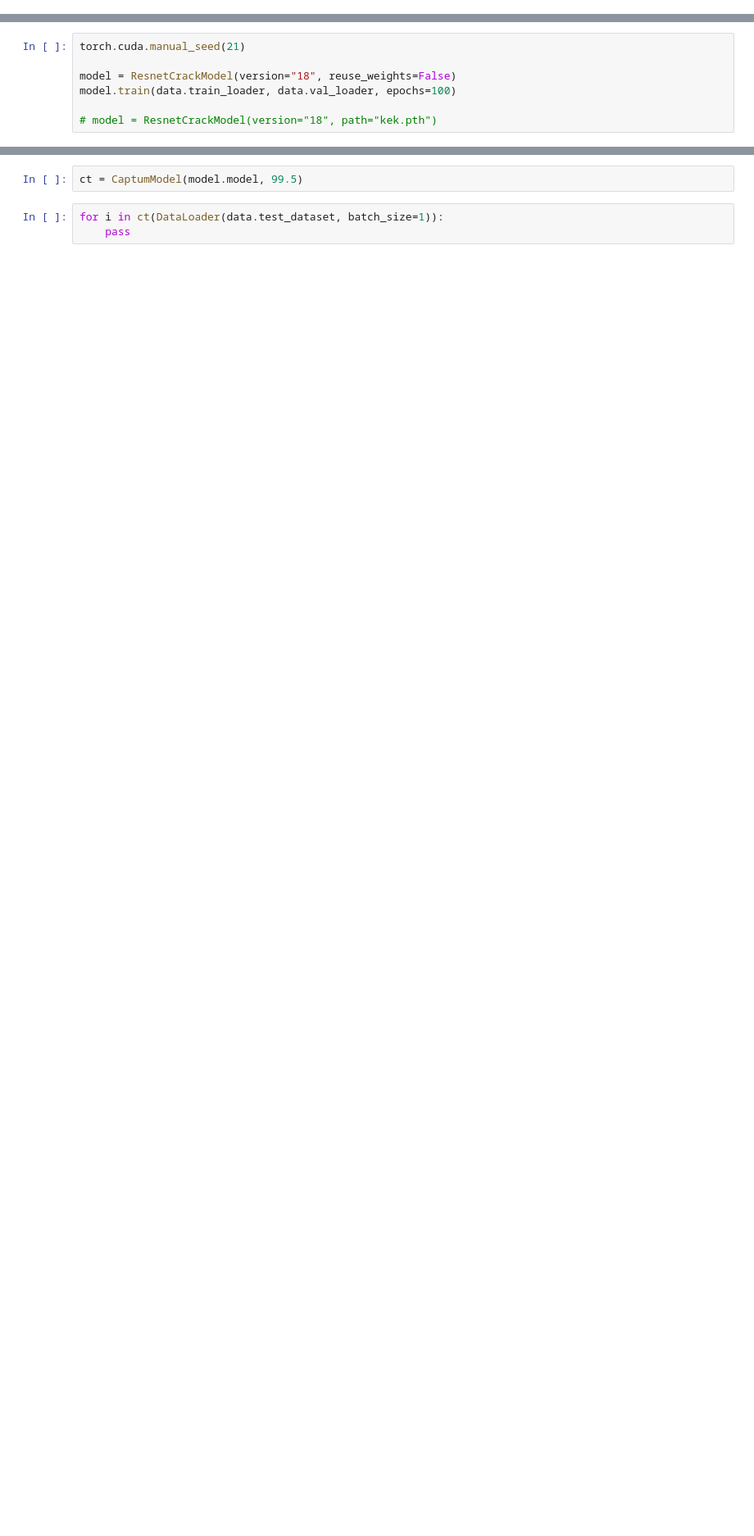
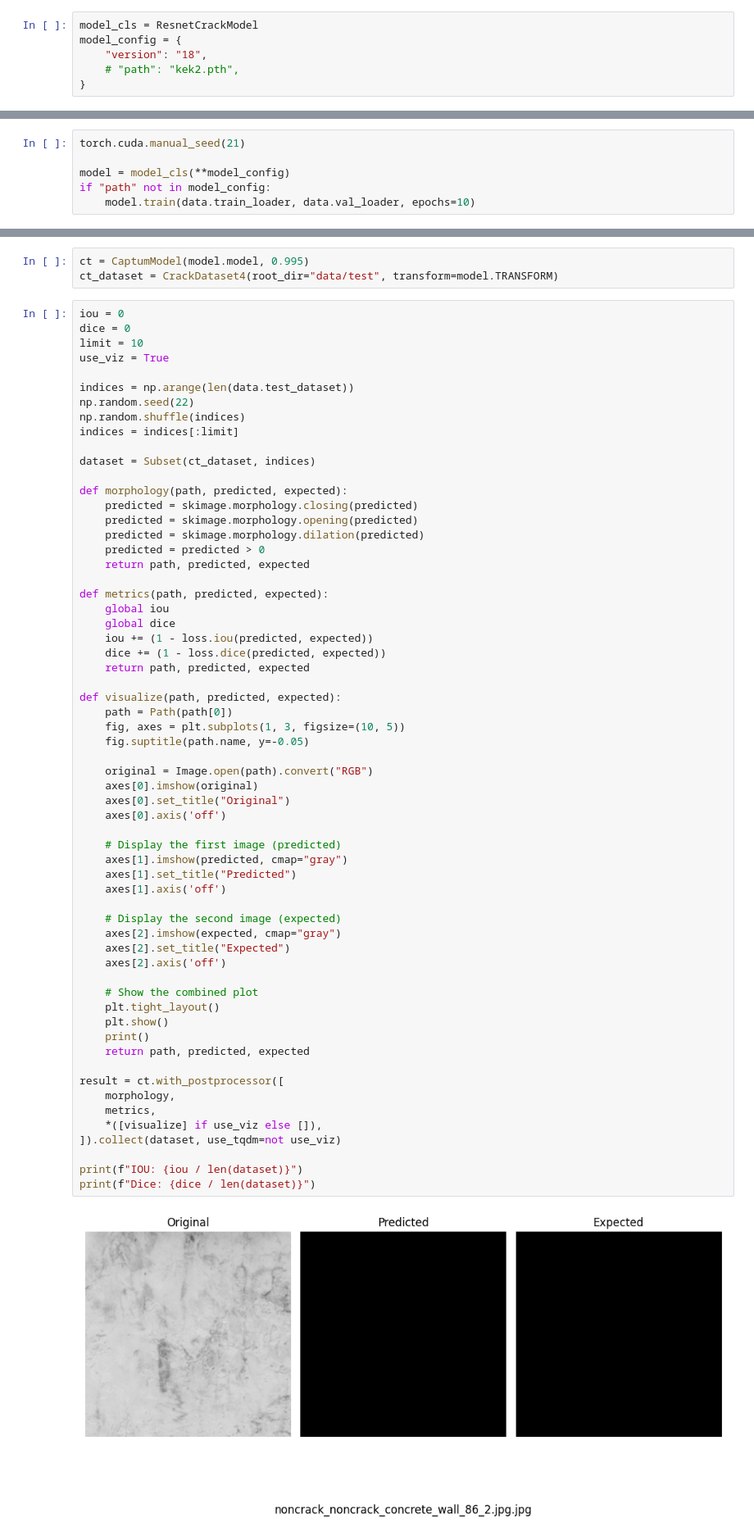
Before and after one commit to AndrewChmutov/mask-free-segmentation, a Jupyter notebook: grade3.ipynb, the cells around one changed output, grey strips where cells are left out. Shown at 82% size. Cells and saved outputs as stored; diff of their text form; blank space fills up the shorter version.

```diff
--- a/grade3.ipynb
+++ b/grade3.ipynb
@@ -15 +21,7 @@ import torch
+# %%
+model_cls = ResnetCrackModel
+model_config = {
+    "version": "18",
+    # "path": "kek2.pth",
+}
 # %%
@@ -26,8 +29,7 @@ data = load("3", transform=transform, random_state=18)
 # %%
 torch.cuda.manual_seed(21)
 
-model = ResnetCrackModel(version="18", reuse_weights=False)
-model.train(data.train_loader, data.val_loader, epochs=100)
-
-# model = ResnetCrackModel(version="18", path="kek.pth")
+model = model_cls(**model_config)
+if "path" not in model_config:
+    model.train(data.train_loader, data.val_loader, epochs=10)
 # %% [output]
@@ -52,6 +48,66 @@ KeyboardInterrupt:
 # %%
-ct = CaptumModel(model.model, 99.5)
+ct = CaptumModel(model.model, 0.995)
+ct_dataset = CrackDataset4(root_dir="data/test", transform=model.TRANSFORM)
 # %%
-for i in ct(DataLoader(data.test_dataset, batch_size=1)):
-    pass
+iou = 0
+dice = 0
+limit = 10
+use_viz = True
+
+indices = np.arange(len(data.test_dataset))
+np.random.seed(22)
+np.random.shuffle(indices)
+indices = indices[:limit]
+
+dataset = Subset(ct_dataset, indices)
+
+def morphology(path, predicted, expected):
+    predicted = skimage.morphology.closing(predicted)
+    predicted = skimage.morphology.opening(predicted)
+    predicted = skimage.morphology.dilation(predicted)
+    predicted = predicted > 0
+    return path, predicted, expected
+
+def metrics(path, predicted, expected):
+    global iou
+    global dice
+    iou += (1 - loss.iou(predicted, expected))
+    dice += (1 - loss.dice(predicted, expected))
+    return path, predicted, expected
+
+def visualize(path, predicted, expected):
+    path = Path(path[0])
+    fig, axes = plt.subplots(1, 3, figsize=(10, 5))
+    fig.suptitle(path.name, y=-0.05)
+
+    original = Image.open(path).convert("RGB")
+    axes[0].imshow(original)
+    axes[0].set_title("Original")
+    axes[0].axis('off')
+
+    # Display the first image (predicted)
+    axes[1].imshow(predicted, cmap="gray")
+    axes[1].set_title("Predicted")
+    axes[1].axis('off')
+
+    # Display the second image (expected)
+    axes[2].imshow(expected, cmap="gray")
+    axes[2].set_title("Expected")
+    axes[2].axis('off')
+
+    # Show the combined plot
+    plt.tight_layout()
+    plt.show()
+    print()
+    return path, predicted, expected
+
+result = ct.with_postprocessor([
+    morphology,
+    metrics,
+    *([visualize] if use_viz else []),
+]).collect(dataset, use_tqdm=not use_viz)
+
+print(f"IOU: {iou / len(dataset)}")
+print(f"Dice: {dice / len(dataset)}")
 # %% [output]
+[figure, added]
```
Also changed, not shown: parts of 5 cells of this notebook, 3 other files.
